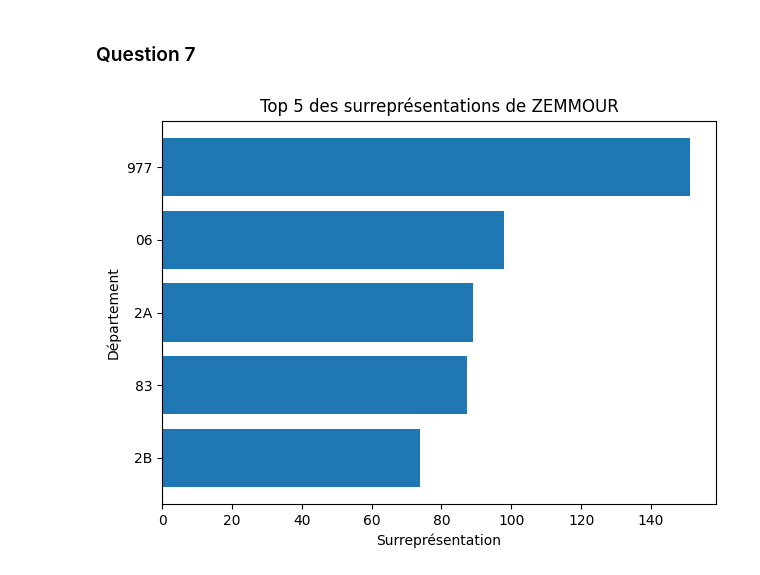
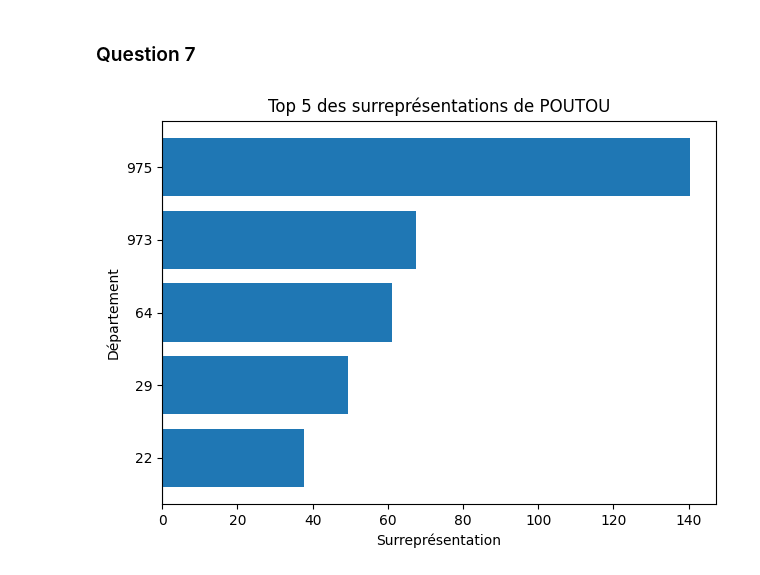
Before and after one commit to Maelysdhalluin/DM_python_pour_datasciences, a Jupyter notebook: main.ipynb, the cells around one changed output. Drawn from its saved outputs; the diff is of its cells as text; code cells hidden in the pictures.

Commit message:
question 7

```diff
--- a/main.ipynb
+++ b/main.ipynb
@@ -215,19 +215,19 @@ question5.head()
 import matplotlib.pyplot as plt
 # %%
 def plot_surrepresentation(nom_candidat, top_n=5):
-    data = question5[question5['candidat'].str.contains(nom_candidat)].nlargest(top_n, 'surrepresentation', keep='all')
-    # Trier pour que le plus grand soit en haut
+    df_cand = question5[question5['candidat'].str.contains(nom_candidat)]
+    data = df_cand.reindex(df_cand['surrepresentation'].abs().nlargest(top_n).index)
     data = data.sort_values('surrepresentation')
 
     plt.figure()
     plt.barh(data['code_departement'], data['surrepresentation'])
     plt.axvline(0, color='steelblue', linewidth=0.8)
     plt.xlabel('Surreprésentation')
     plt.ylabel('Département')
     plt.title(f'Top {top_n} des surreprésentations de {nom_candidat}')
     plt.tight_layout()
     plt.show()
 
-plot_surrepresentation('ZEMMOUR')
+plot_surrepresentation('POUTOU')
 # %% [output]
-[figure, old version]
+[figure, new version]
```
Also changed, not shown: parts of 4 cells of this notebook.
